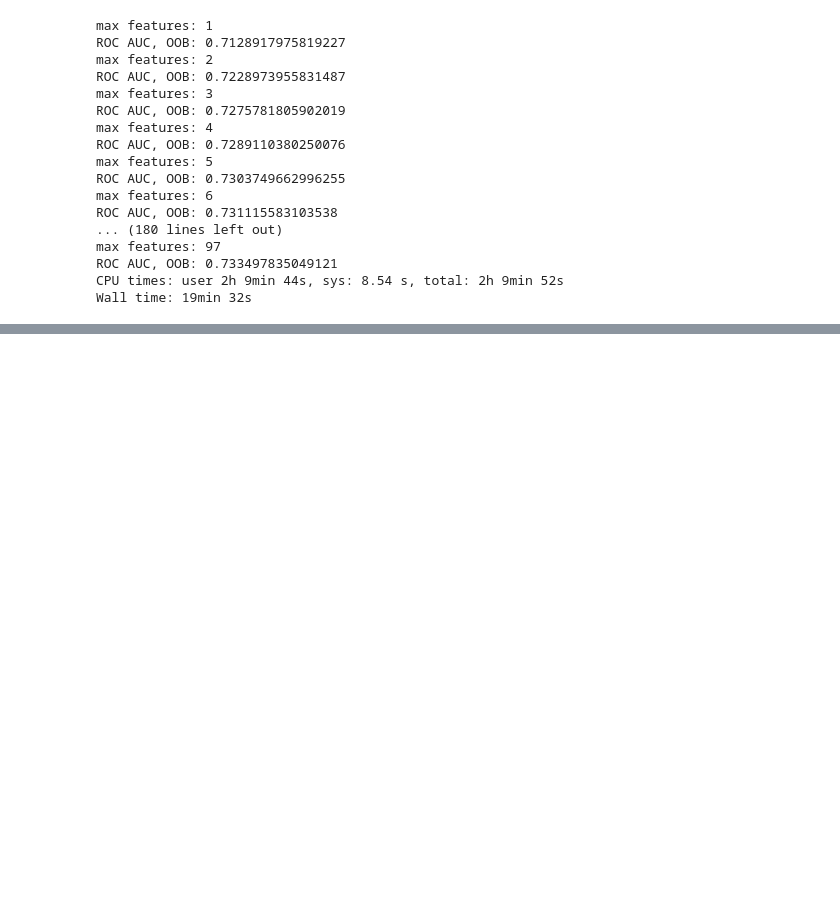
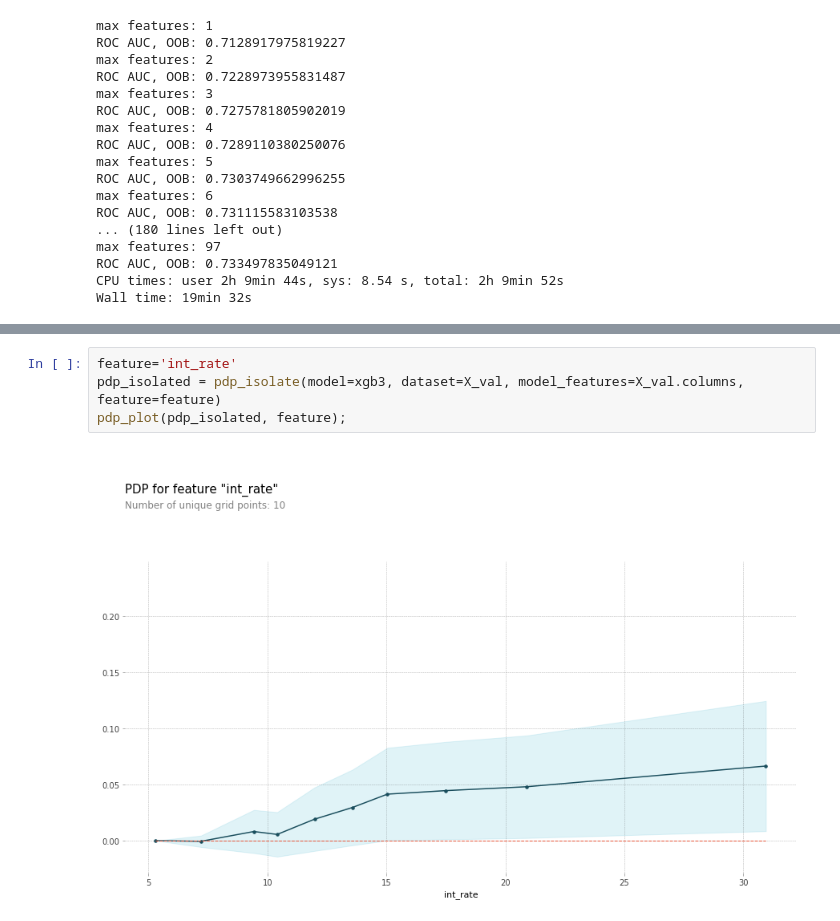
Before and after one commit to bloominstituteoftechnology/DS-Unit-4-Sprint-1-Tree-Ensembles, a Jupyter notebook: kaggle-comp/ds1-tree-ensembles/Kaggle-Comp-models-1.ipynb, the cells around one changed output, grey strips where cells are left out. Drawn from its saved outputs; the diff is of its cells as text; blank space fills up the shorter version.

```diff
--- a/kaggle-comp/ds1-tree-ensembles/Kaggle-Comp-models-1.ipynb
+++ b/kaggle-comp/ds1-tree-ensembles/Kaggle-Comp-models-1.ipynb
@@ -428,0 +559,6 @@ Wall time: 19min 32s
+# %%
+feature='int_rate'
+pdp_isolated = pdp_isolate(model=xgb3, dataset=X_val, model_features=X_val.columns, feature=feature)
+pdp_plot(pdp_isolated, feature);
+# %% [output]
+[figure, added]
```
Also changed, not shown: parts of 22 cells of this notebook, 10 other files.
